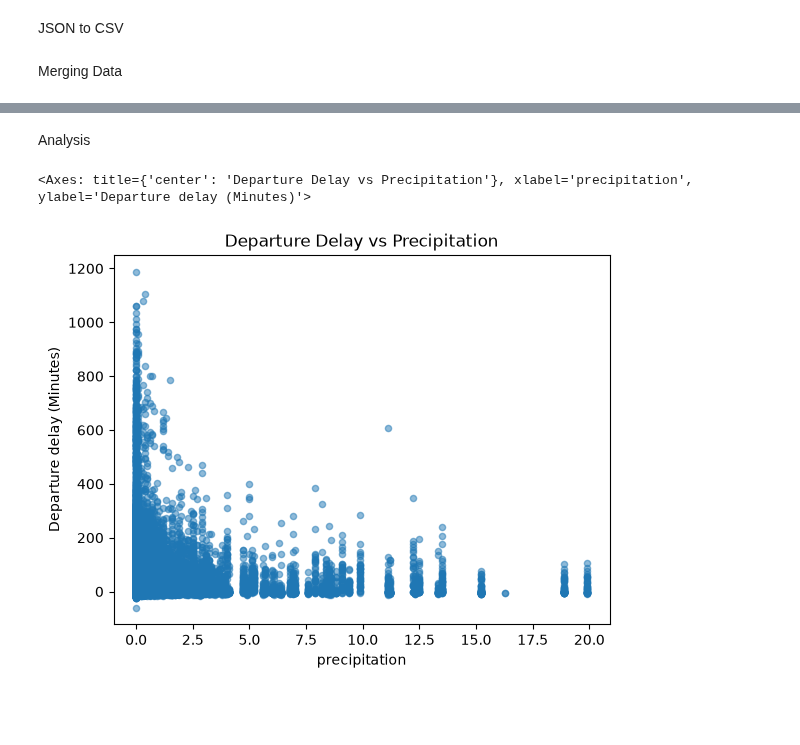
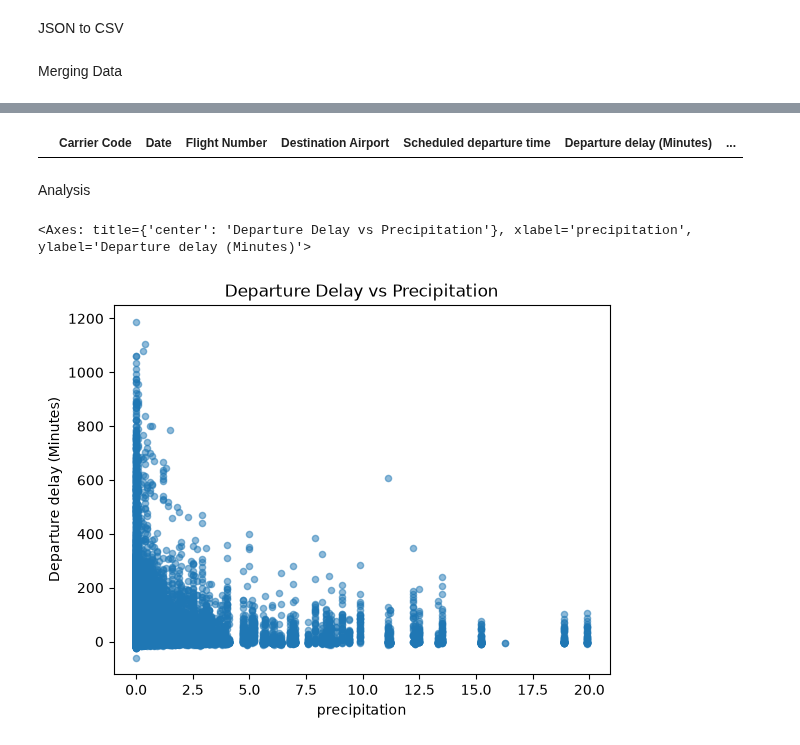
Before and after one commit to stabweee/FlightDelay, a Jupyter notebook: exploration.ipynb, the cells around one changed output, grey strips where cells are left out. Cells and saved outputs as stored; diff of their text form; code cells hidden in the pictures; blank space fills up the shorter version.

```diff
--- a/exploration.ipynb
+++ b/exploration.ipynb
@@ -63,6 +86,10 @@ data.head()
 | 2 | DL | 2025-01-01 | 301.0 | LAX | 15:50 | 11.0 | ... |
 | 3 | DL | 2025-01-01 | 314.0 | PSP | 11:10 | -5.0 | ... |
 | 4 | DL | 2025-01-01 | 319.0 | LAX | 19:30 | -3.0 | ... |
+# %%
+data[data.duplicated()]
+# %% [output]
+|  | Carrier Code | Date | Flight Number | Destination Airport | Scheduled departure time | Departure delay (Minutes) | ... |
 # %% [markdown]
 Analysis
 # %%
```
Also changed, not shown: parts of 7 cells of this notebook, 1 other file.
